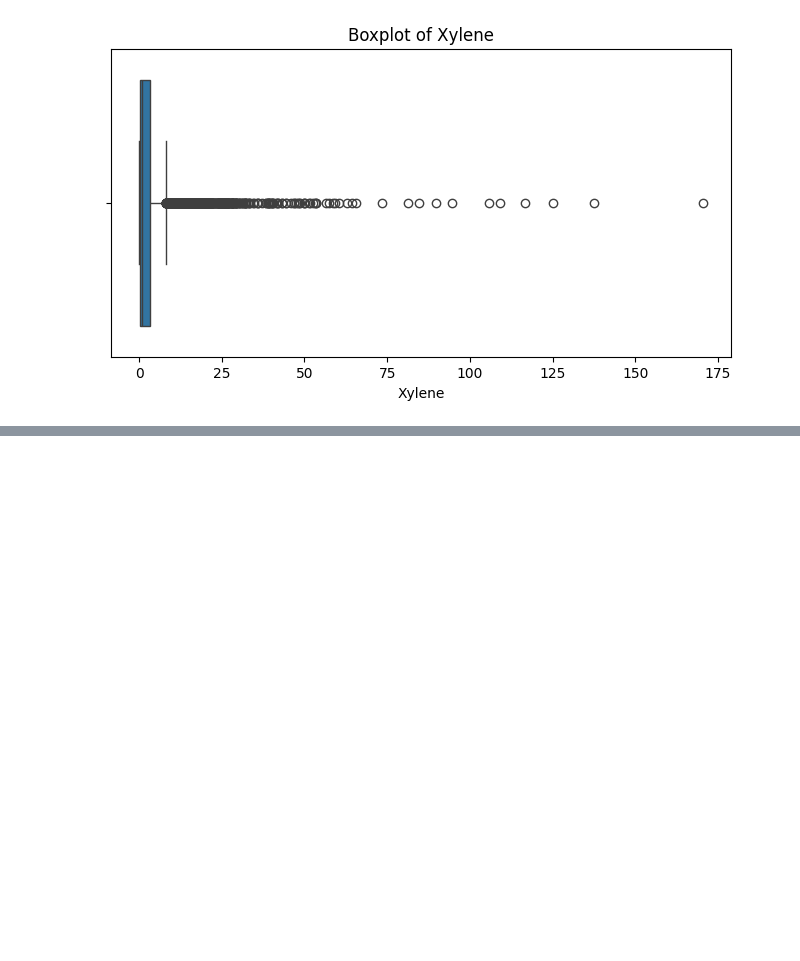
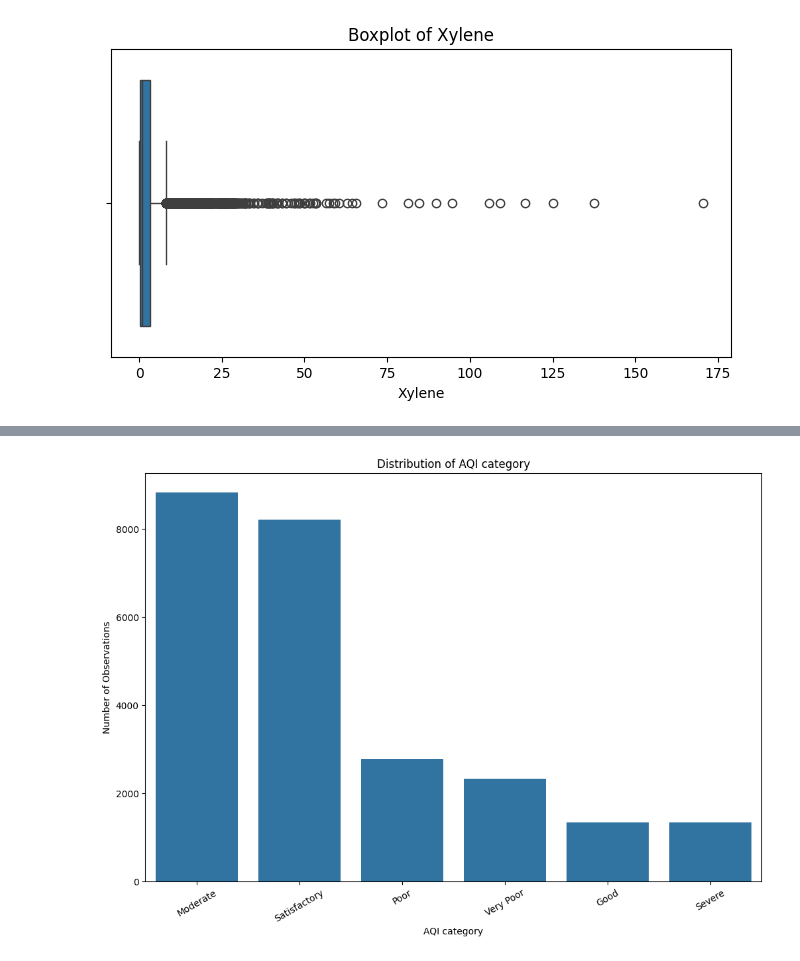
Before and after one commit to omkarsatpute18/AQI-air-quality-prediction, a Jupyter notebook: main.ipynb, the cells around one changed output, grey strips where cells are left out. Saved outputs shown, nothing was run; the diff lists cells and outputs as text; code cells hidden in the pictures; blank space fills up the shorter version.

```diff
--- a/main.ipynb
+++ b/main.ipynb
@@ -366,0 +491,12 @@ for column in pollutant_columns:
+# %%
+plt.figure(figsize=(12,8))
+
+sns.countplot(data=df,x="AQI_Bucket",order=df["AQI_Bucket"].value_counts().index)
+
+plt.xlabel("AQI category")
+plt.ylabel("Number of Observations")
+plt.title("Distribution of AQI category")
+plt.xticks(rotation=30)
+plt.show()
+# %% [output]
+[figure, added]
```
Also changed, not shown: parts of 17 cells of this notebook.
